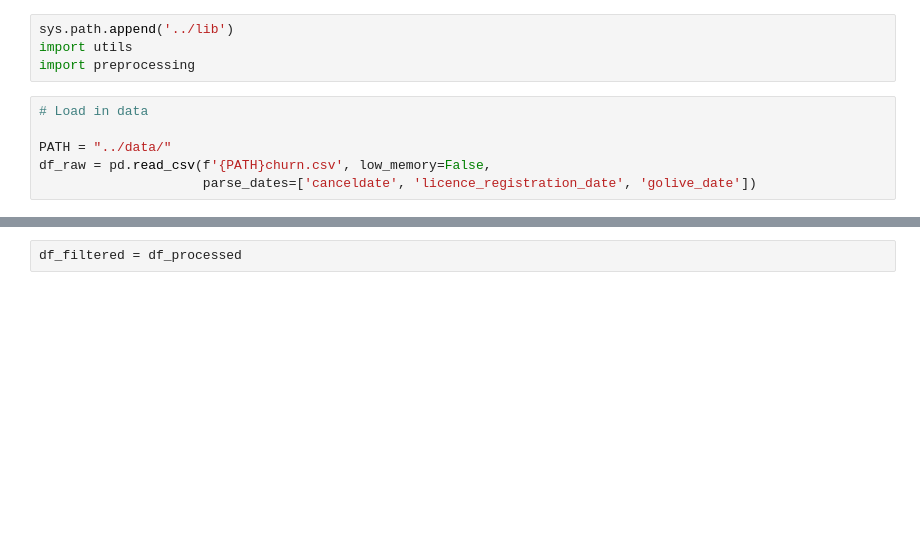
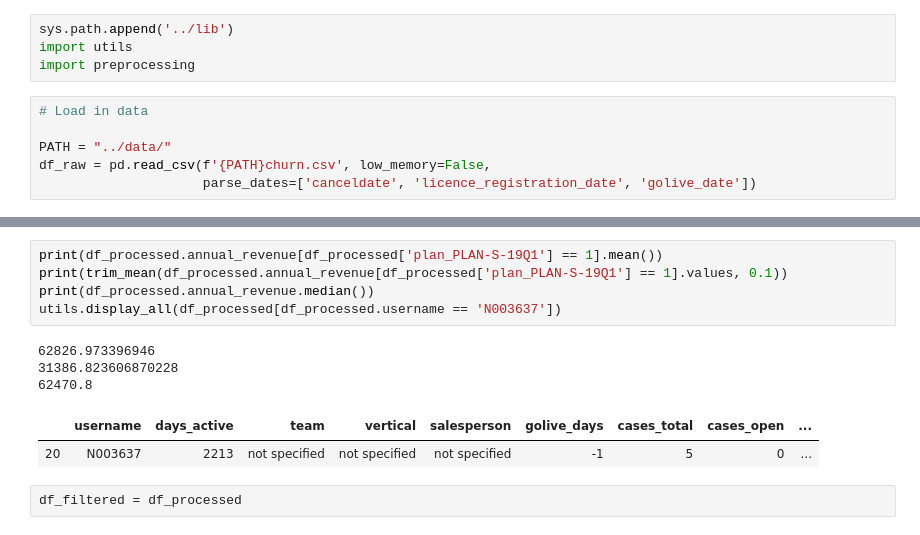
Before and after one commit to justinhennessy/100-days-of-code, a Jupyter notebook: project/churn_train.ipynb, the cells around one changed output, grey strips where cells are left out. Cells and saved outputs as stored; diff of their text form; blank space fills up the shorter version.

```diff
--- a/project/churn_train.ipynb
+++ b/project/churn_train.ipynb
@@ -96,3 +78,14 @@ List any features that still have NaN values ...
+# %%
+print(df_processed.annual_revenue[df_processed['plan_PLAN-S-19Q1'] == 1].mean())
+print(trim_mean(df_processed.annual_revenue[df_processed['plan_PLAN-S-19Q1'] == 1].values, 0.1))
+print(df_processed.annual_revenue.median())
+utils.display_all(df_processed[df_processed.username == 'N003637'])
+# %% [output]
+62826.973396946
+31386.823606870228
+62470.8
+|  | username | days_active | team | vertical | salesperson | golive_days | cases_total | cases_open | ... |
+| 20 | N003637 | 2213 | not specified | not specified | not specified | -1 | 5 | 0 | ... |
 # %%
 df_filtered = df_processed
 # %%
```
Also changed, not shown: parts of 18 cells of this notebook, 1 other file.
